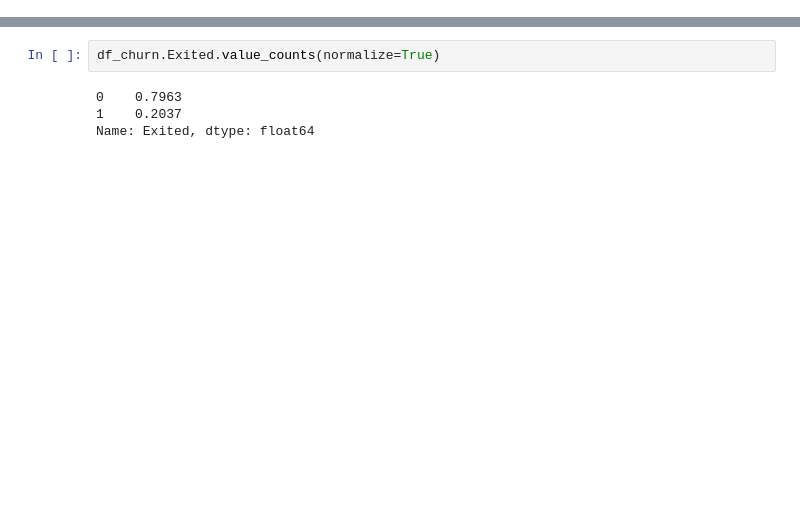
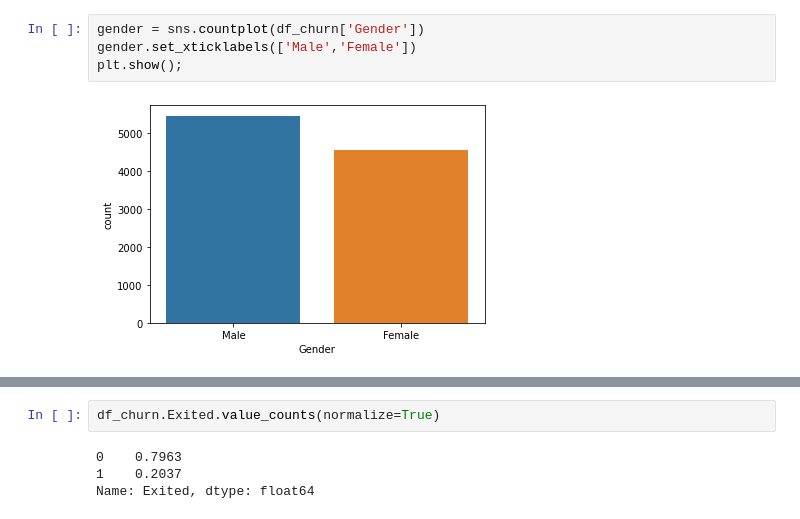
Before and after one commit to aligodspeed/Churn-bank-customer, a Jupyter notebook: notebooks/exploratory /eda.ipynb, the cells around one changed output, grey strips where cells are left out. Drawn from its saved outputs; the diff is of its cells as text; blank space fills up the shorter version.

```diff
--- a/notebooks/exploratory /eda.ipynb
+++ b/notebooks/exploratory /eda.ipynb
@@ -44 +94,7 @@ df_churn.head()
+# %%
+gender = sns.countplot(df_churn['Gender'])
+gender.set_xticklabels(['Male','Female'])
+plt.show();
+# %% [output]
+[figure, added]
 # %%
```
Also changed, not shown: parts of 27 cells of this notebook.
